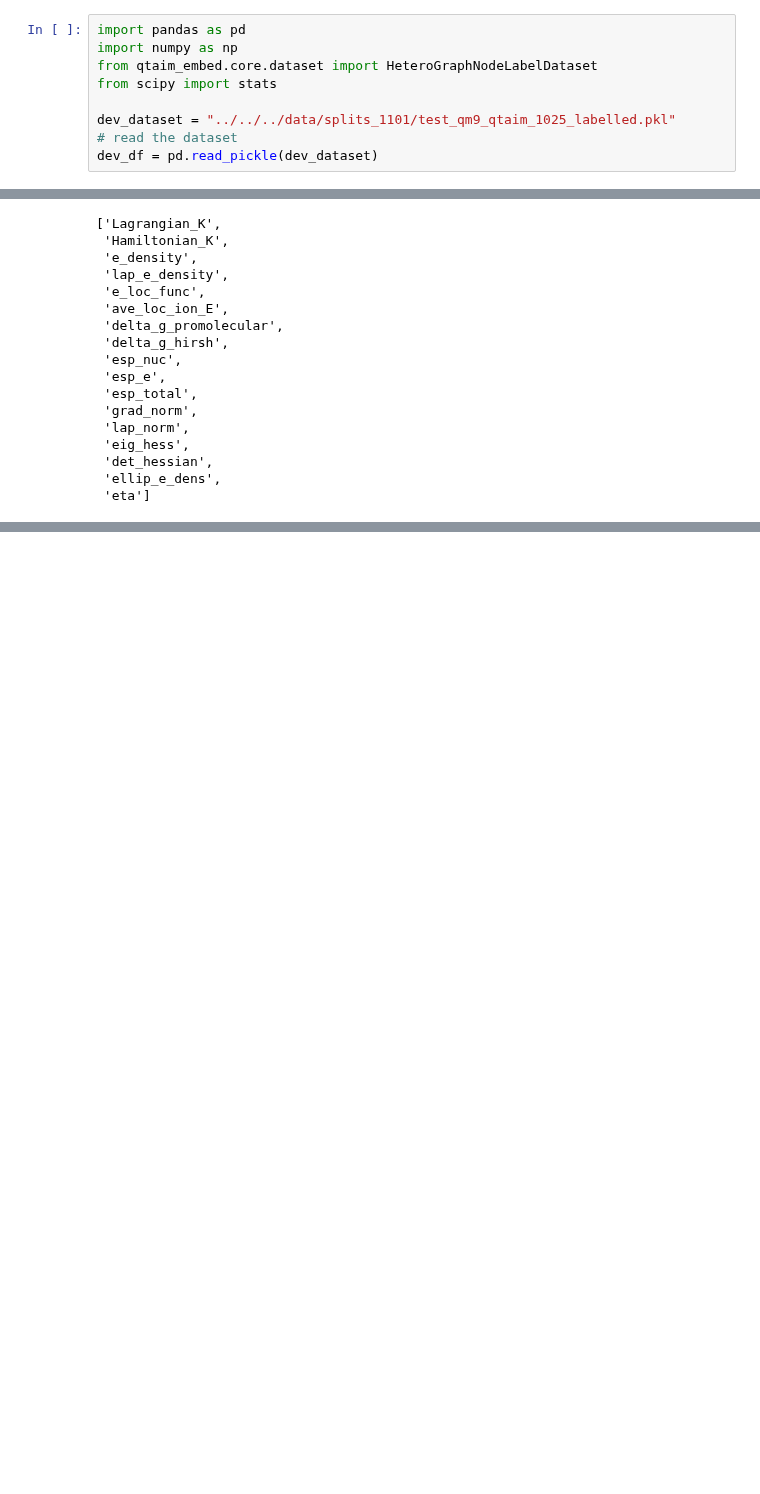
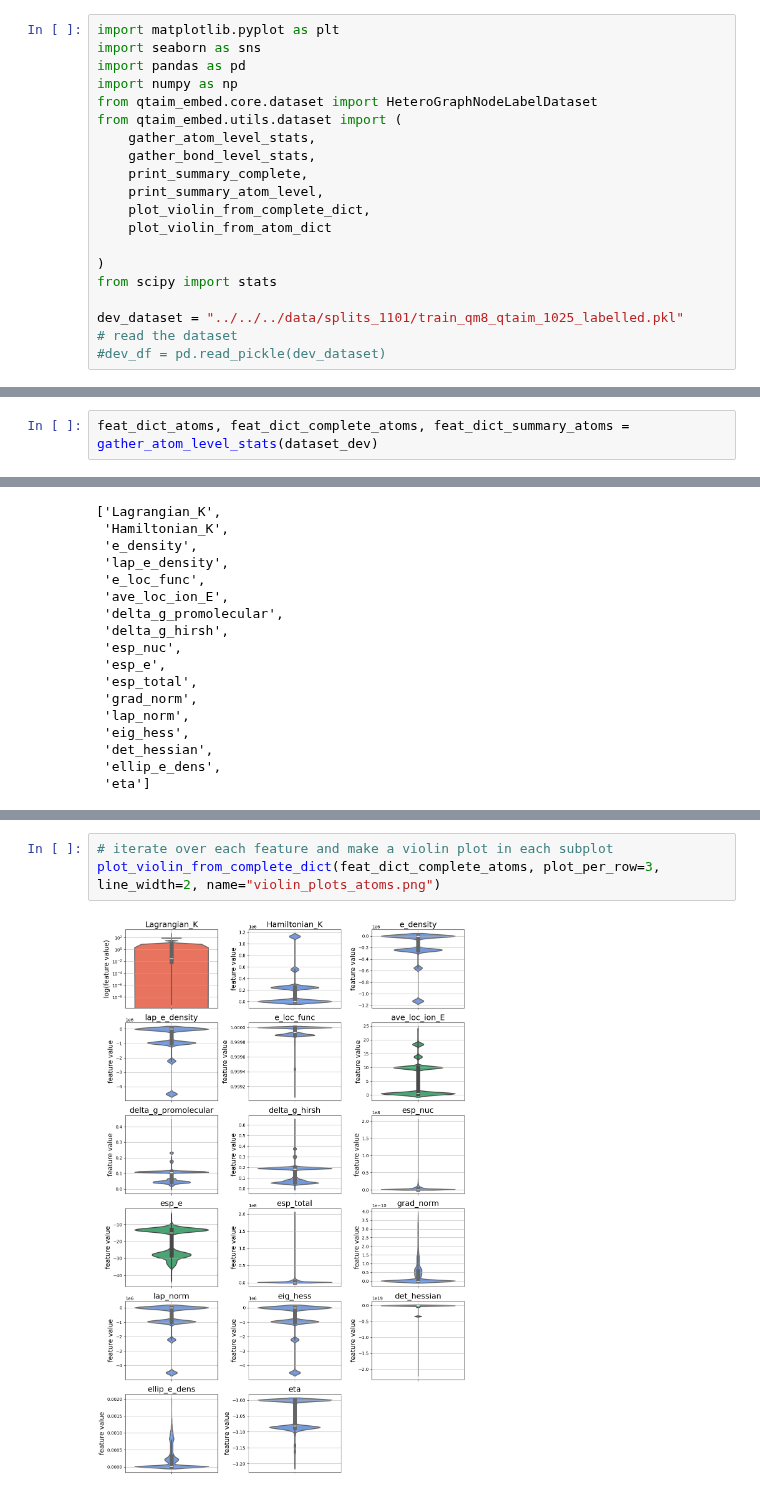
Before and after one commit to santi921/qtaim_embed, a Jupyter notebook: qtaim_embed/scripts/notebooks/dataset_viz.ipynb, the cells around one changed output, grey strips where cells are left out. Cells and saved outputs as stored; diff of their text form; blank space fills up the shorter version.

Commit message:
dataset summary utility

```diff
--- a/qtaim_embed/scripts/notebooks/dataset_viz.ipynb
+++ b/qtaim_embed/scripts/notebooks/dataset_viz.ipynb
@@ -1,12 +1,23 @@
 # %%
+import matplotlib.pyplot as plt
+import seaborn as sns
 import pandas as pd
 import numpy as np
 from qtaim_embed.core.dataset import HeteroGraphNodeLabelDataset
+from qtaim_embed.utils.dataset import (
+    gather_atom_level_stats,
+    gather_bond_level_stats,
+    print_summary_complete,
+    print_summary_atom_level,
+    plot_violin_from_complete_dict,
+    plot_violin_from_atom_dict
+
+)
 from scipy import stats
 
-dev_dataset = "../../../data/splits_1101/test_qm9_qtaim_1025_labelled.pkl"
+dev_dataset = "../../../data/splits_1101/train_qm8_qtaim_1025_labelled.pkl"
 # read the dataset
-dev_df = pd.read_pickle(dev_dataset)
+#dev_df = pd.read_pickle(dev_dataset)
 # %%
 dataset_dev = HeteroGraphNodeLabelDataset(
     file=dev_dataset,
@@ -258,0 +139,2 @@ feat_dict_complete
+# %%
+feat_dict_atoms, feat_dict_complete_atoms, feat_dict_summary_atoms = gather_atom_level_stats(dataset_dev)
@@ -358,0 +267,5 @@ print(dict_histograms["atom"]["Lagrangian_K"].max())
+# %%
+# iterate over each feature and make a violin plot in each subplot
+plot_violin_from_complete_dict(feat_dict_complete_atoms, plot_per_row=3, line_width=2, name="violin_plots_atoms.png")
+# %% [output]
+[figure, added]
```
Also changed, not shown: parts of 23 cells of this notebook, 5 other files.
